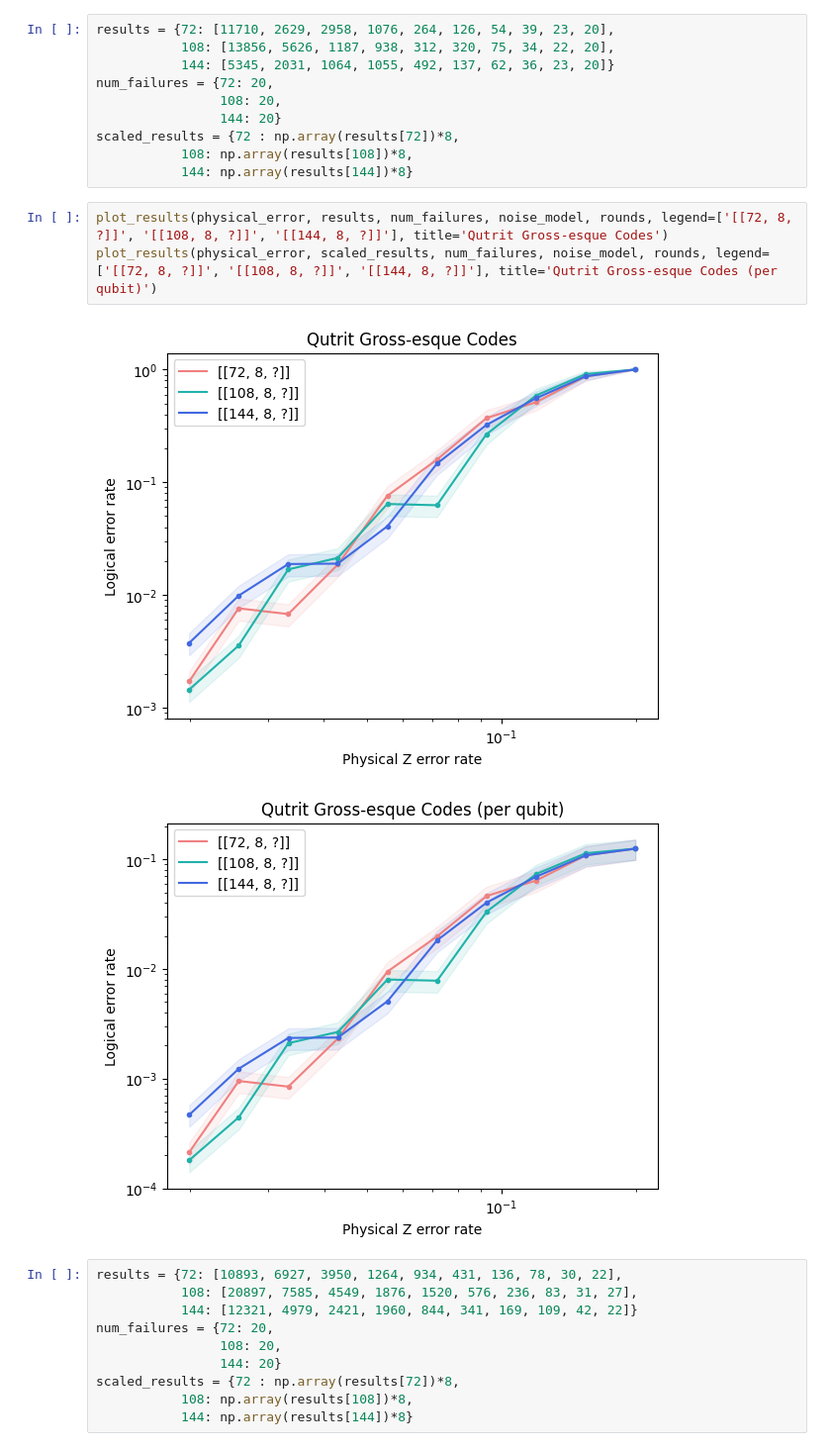
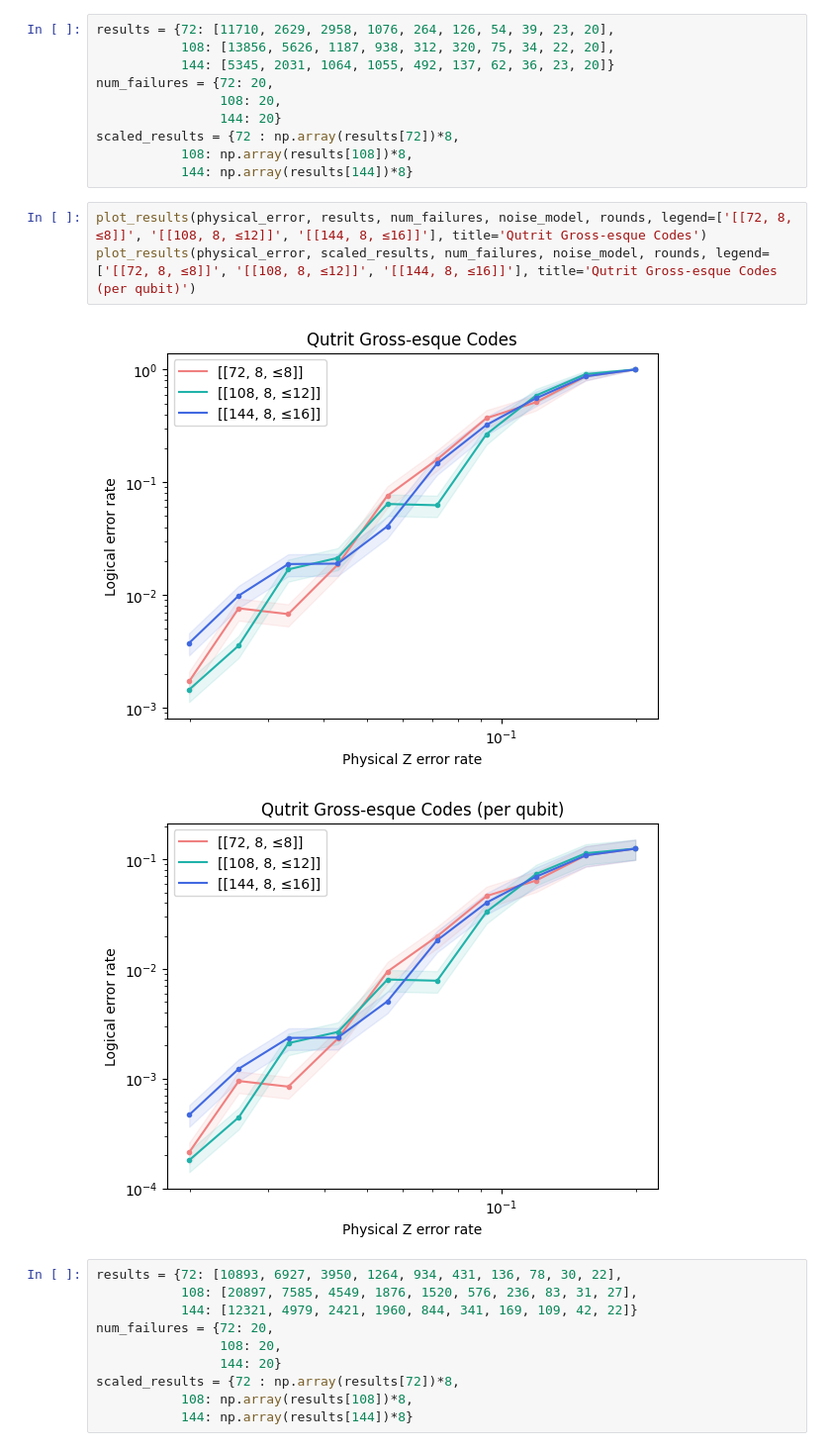
Before and after one commit to e-kneip/bbqudit, a Jupyter notebook: bbq/notebooks/plots_and_data_saves.ipynb, the cells around one changed output. Shown at 99% size. Saved outputs shown, nothing was run; the diff lists cells and outputs as text.

```diff
--- a/bbq/notebooks/plots_and_data_saves.ipynb
+++ b/bbq/notebooks/plots_and_data_saves.ipynb
@@ -132,11 +150,11 @@ scaled_results = {72 : np.array(results[72])*8,
            108: np.array(results[108])*8,
            144: np.array(results[144])*8}
 # %%
-plot_results(physical_error, results, num_failures, noise_model, rounds, legend=['[[72, 8, ?]]', '[[108, 8, ?]]', '[[144, 8, ?]]'], title='Qutrit Gross-esque Codes')
-plot_results(physical_error, scaled_results, num_failures, noise_model, rounds, legend=['[[72, 8, ?]]', '[[108, 8, ?]]', '[[144, 8, ?]]'], title='Qutrit Gross-esque Codes (per qubit)')
+plot_results(physical_error, results, num_failures, noise_model, rounds, legend=['[[72, 8, ≤8]]', '[[108, 8, ≤12]]', '[[144, 8, ≤16]]'], title='Qutrit Gross-esque Codes')
+plot_results(physical_error, scaled_results, num_failures, noise_model, rounds, legend=['[[72, 8, ≤8]]', '[[108, 8, ≤12]]', '[[144, 8, ≤16]]'], title='Qutrit Gross-esque Codes (per qubit)')
 # %% [output]
-[figure, old version]
+[figure, new version]
-[figure, old version]
+[figure, new version]
 # %%
 results = {72: [10893, 6927, 3950, 1264, 934, 431, 136, 78, 30, 22],
            108: [20897, 7585, 4549, 1876, 1520, 576, 236, 83, 31, 27],
```
Also changed, not shown: parts of 11 cells of this notebook, 5 other files.
